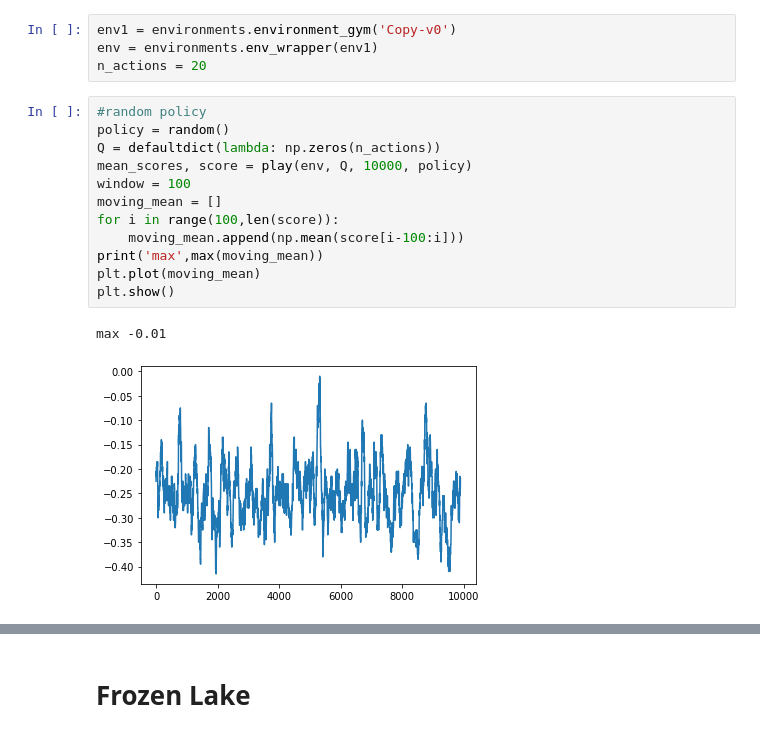
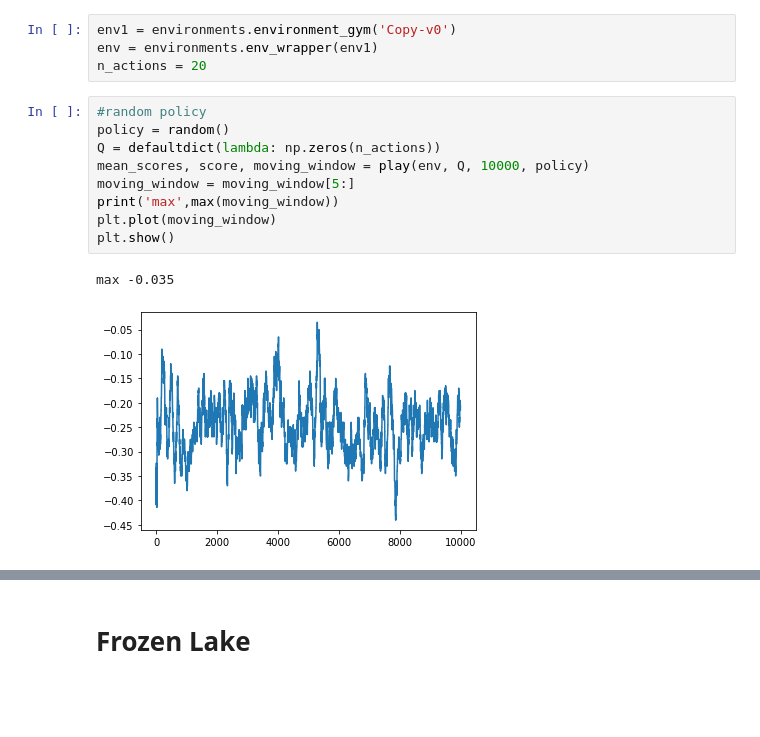
Before and after one commit to RezaCDoobary/Reinforcement-Learning-Implementations, a Jupyter notebook: monte_carlo.ipynb, the cells around one changed output, grey strips where cells are left out. Drawn from its saved outputs; the diff is of its cells as text; blank space fills up the shorter version.

```diff
--- a/monte_carlo.ipynb
+++ b/monte_carlo.ipynb
@@ -12,18 +13,15 @@ n_actions = 20
 # %%
 #random policy
 policy = random()
 Q = defaultdict(lambda: np.zeros(n_actions))
-mean_scores, score = play(env, Q, 10000, policy)
-window = 100
-moving_mean = []
-for i in range(100,len(score)):
-    moving_mean.append(np.mean(score[i-100:i]))
-print('max',max(moving_mean))
-plt.plot(moving_mean)
+mean_scores, score, moving_window = play(env, Q, 10000, policy)
+moving_window = moving_window[5:]
+print('max',max(moving_window))
+plt.plot(moving_window)
 plt.show()
 # %% [output]
-max -0.01
+max -0.035
-[figure, old version]
+[figure, new version]
 # %%
 policy = random()
 Q_class = update_vanilla_Q(n_actions, gamma = 1.0)
```
Also changed, not shown: parts of 17 cells of this notebook, 2 other files.
